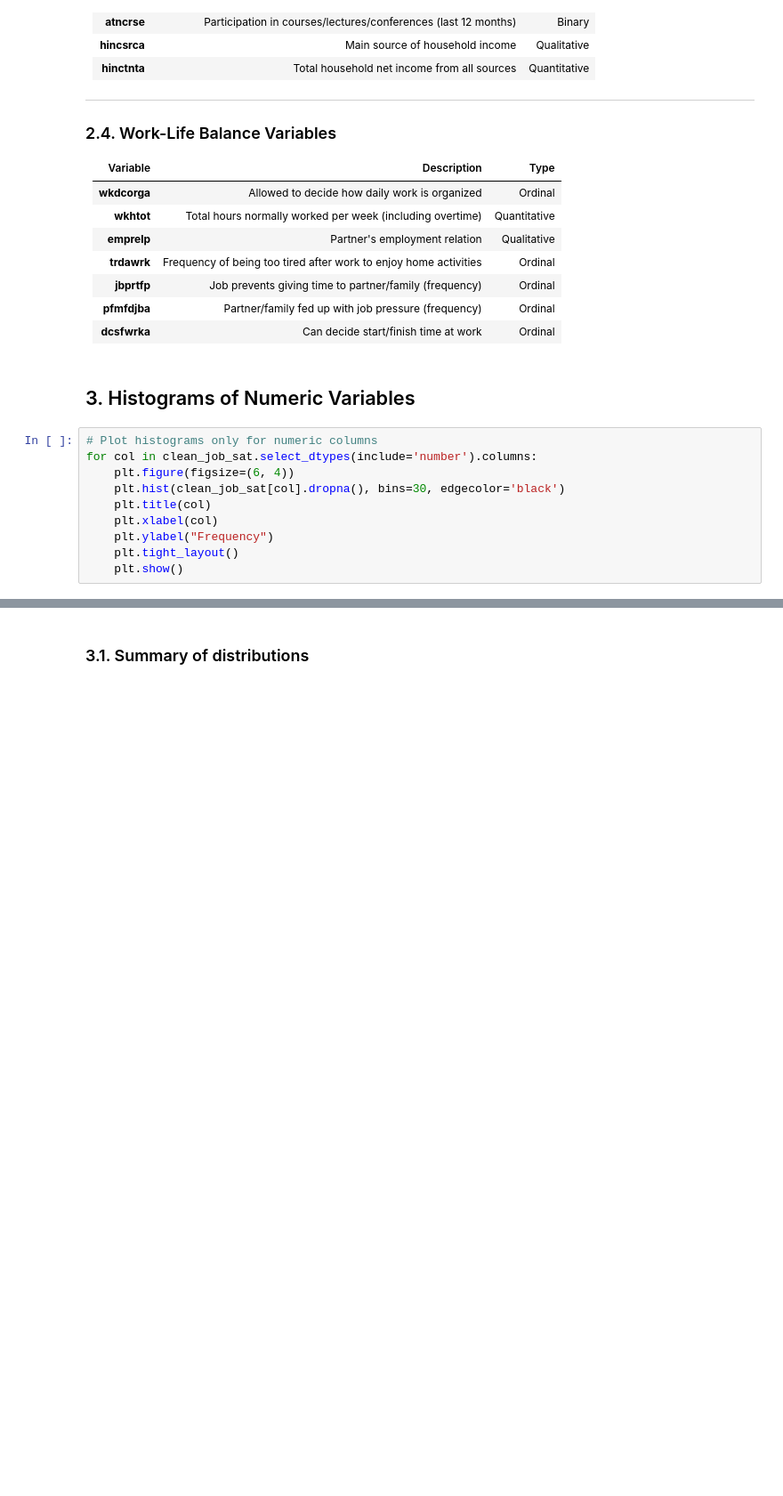
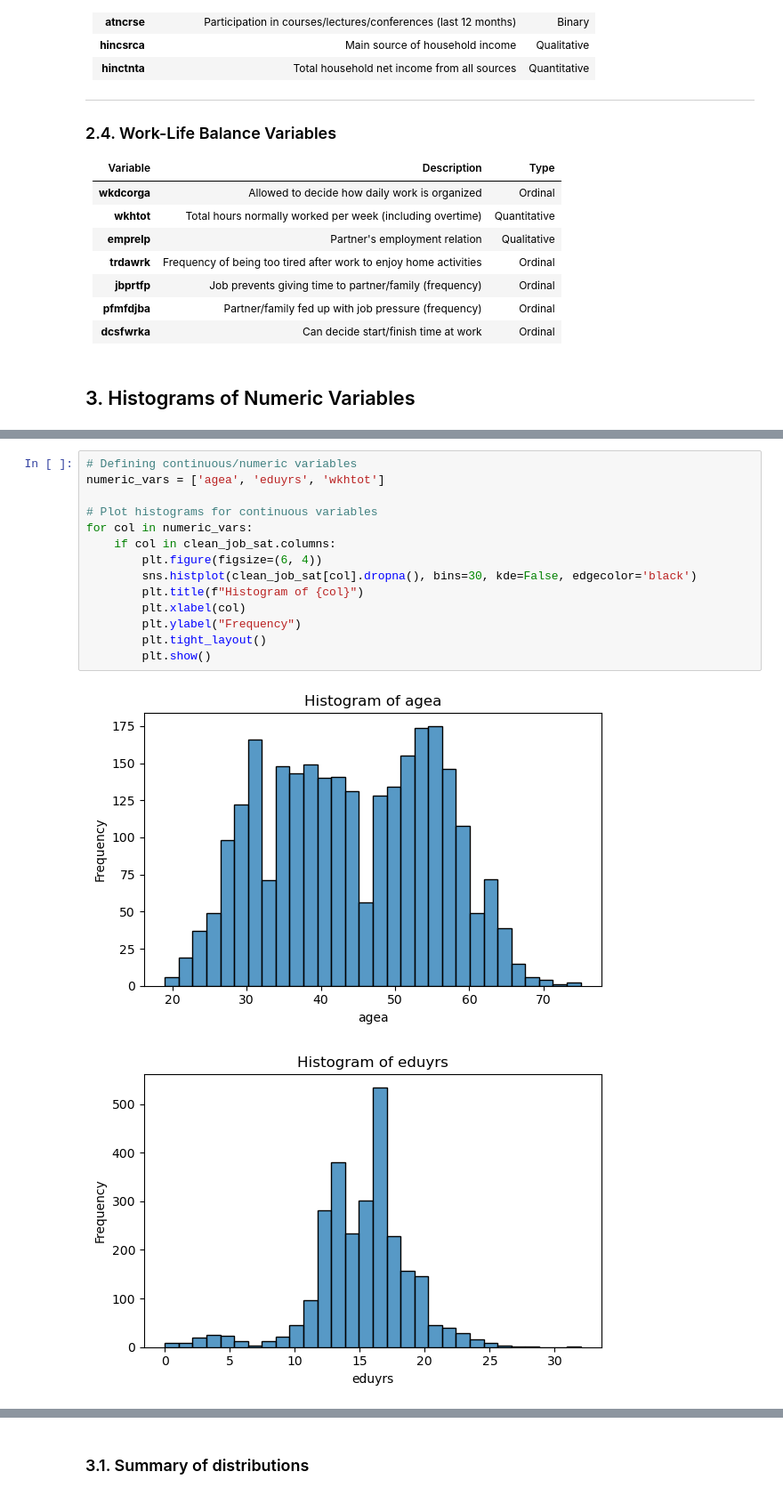
Before and after one commit to elizahalatek/Reproducible-Research-Project-2025, a Jupyter notebook: EDA.ipynb, the cells around one changed output, grey strips where cells are left out. Shown at 89% size. Saved outputs shown, nothing was run; the diff lists cells and outputs as text; blank space fills up the shorter version.

Commit message:
Update saving data into .csv and modifying distribution plots

```diff
--- a/EDA.ipynb
+++ b/EDA.ipynb
@@ -69,13 +69,3 @@ The analysis focuses on the following key variables:
 | **dcsfwrka** | Can decide start/finish time at work | Ordinal |
 # %% [markdown]
 ## 3. Histograms of Numeric Variables
-# %%
-# Plot histograms only for numeric columns
-for col in clean_job_sat.select_dtypes(include='number').columns:
-    plt.figure(figsize=(6, 4))
-    plt.hist(clean_job_sat[col].dropna(), bins=30, edgecolor='black')
-    plt.title(col)
-    plt.xlabel(col)
-    plt.ylabel("Frequency")
-    plt.tight_layout()
-    plt.show()
@@ -95,0 +72,17 @@ for col in clean_job_sat.select_dtypes(include='number').columns:
+# %%
+# Defining continuous/numeric variables
+numeric_vars = ['agea', 'eduyrs', 'wkhtot']
+
+# Plot histograms for continuous variables
+for col in numeric_vars:
+    if col in clean_job_sat.columns:
+        plt.figure(figsize=(6, 4))
+        sns.histplot(clean_job_sat[col].dropna(), bins=30, kde=False, edgecolor='black')
+        plt.title(f"Histogram of {col}")
+        plt.xlabel(col)
+        plt.ylabel("Frequency")
+        plt.tight_layout()
+        plt.show()
+# %% [output]
+[figure, added]
+[figure, added]
```
Also changed, not shown: parts of 3 cells of this notebook, 2 other files.
